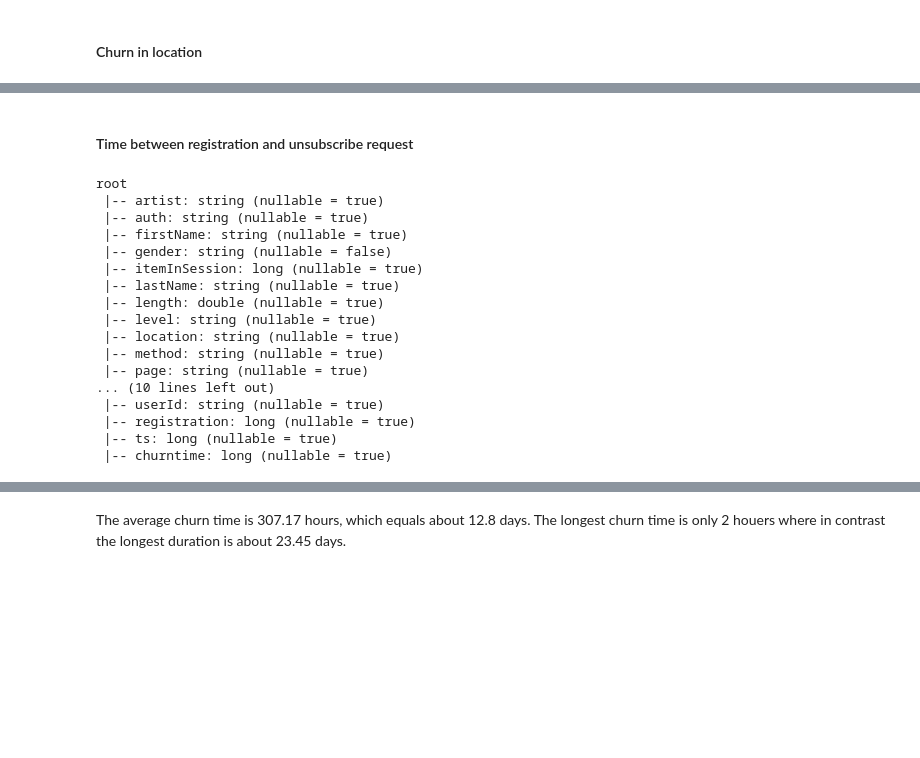
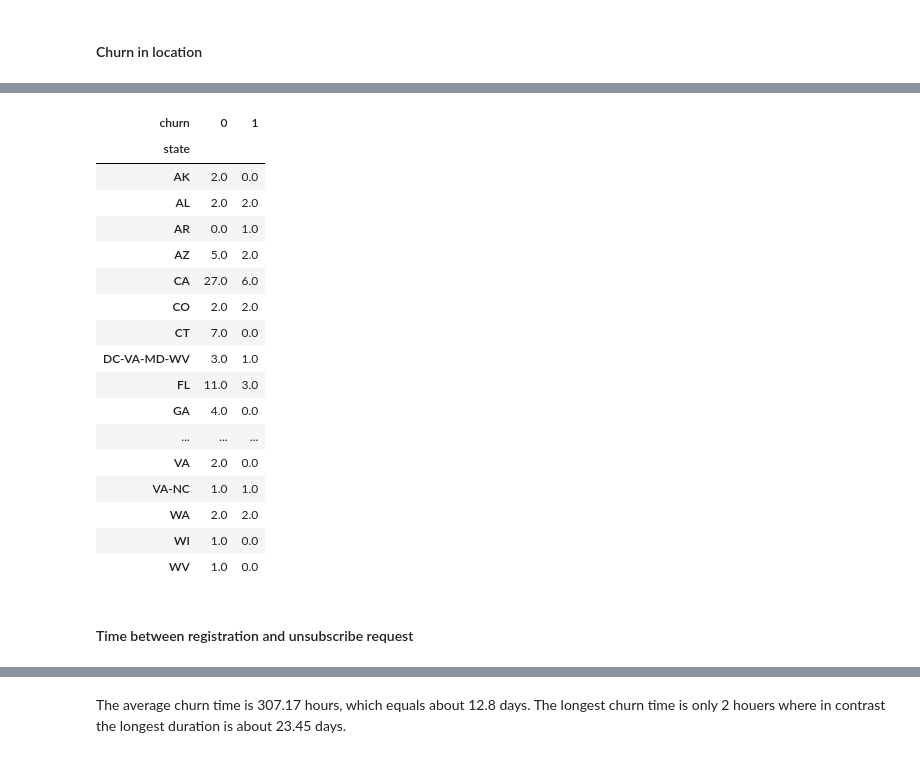
Before and after one commit to lethiess/Sparkify, a Jupyter notebook: Sparkify.ipynb, the cells around one changed output, grey strips where cells are left out. Saved outputs shown, nothing was run; the diff lists cells and outputs as text; code cells hidden in the pictures; blank space fills up the shorter version.

```diff
--- a/Sparkify.ipynb
+++ b/Sparkify.ipynb
@@ -586,3 +617,24 @@ pd_states_churn = df_churn.withColumn("state", split_location(df_clean.location)
+# %%
+pd_states_plot["count"]
+# %% [output]
+| churn | 0 | 1 |
+| state |  |  |
+| AK | 2.0 | 0.0 |
+| AL | 2.0 | 2.0 |
+| AR | 0.0 | 1.0 |
+| AZ | 5.0 | 2.0 |
+| CA | 27.0 | 6.0 |
+| CO | 2.0 | 2.0 |
+| CT | 7.0 | 0.0 |
+| DC-VA-MD-WV | 3.0 | 1.0 |
+| FL | 11.0 | 3.0 |
+| GA | 4.0 | 0.0 |
+| ... | ... | ... |
+| VA | 2.0 | 0.0 |
+| VA-NC | 1.0 | 1.0 |
+| WA | 2.0 | 2.0 |
+| WI | 1.0 | 0.0 |
+| WV | 1.0 | 0.0 |
 # %% [markdown]
 #### Time between registration and unsubscribe request
 # %%
@@ -594,22 +648,5 @@ df_churn_time = df_churn.where("page = 'Cancellation Confirmation'").select(["us
 # %%
-df_churn = df_churn.join(df_churn_time, df_churn.userId == df_churn_time.userId, how='left')
-df_churn.printSchema()
+# add the chruntime to matching users
+df_churn = df_churn.join(df_churn_time, df_churn.userId == df_churn_time.userId, how='left')\
+                   .select(df_churn["*"], df_churn_time["churntime"])
-# %% [output]
-root
- |-- artist: string (nullable = true)
- |-- auth: string (nullable = true)
- |-- firstName: string (nullable = true)
- |-- gender: string (nullable = false)
- |-- itemInSession: long (nullable = true)
- |-- lastName: string (nullable = true)
- |-- length: double (nullable = true)
- |-- level: string (nullable = true)
- |-- location: string (nullable = true)
- |-- method: string (nullable = true)
- |-- page: string (nullable = true)
-... (10 lines left out)
- |-- userId: string (nullable = true)
- |-- registration: long (nullable = true)
- |-- ts: long (nullable = true)
- |-- churntime: long (nullable = true)
 # %%
```
Also changed, not shown: parts of 10 cells of this notebook.
